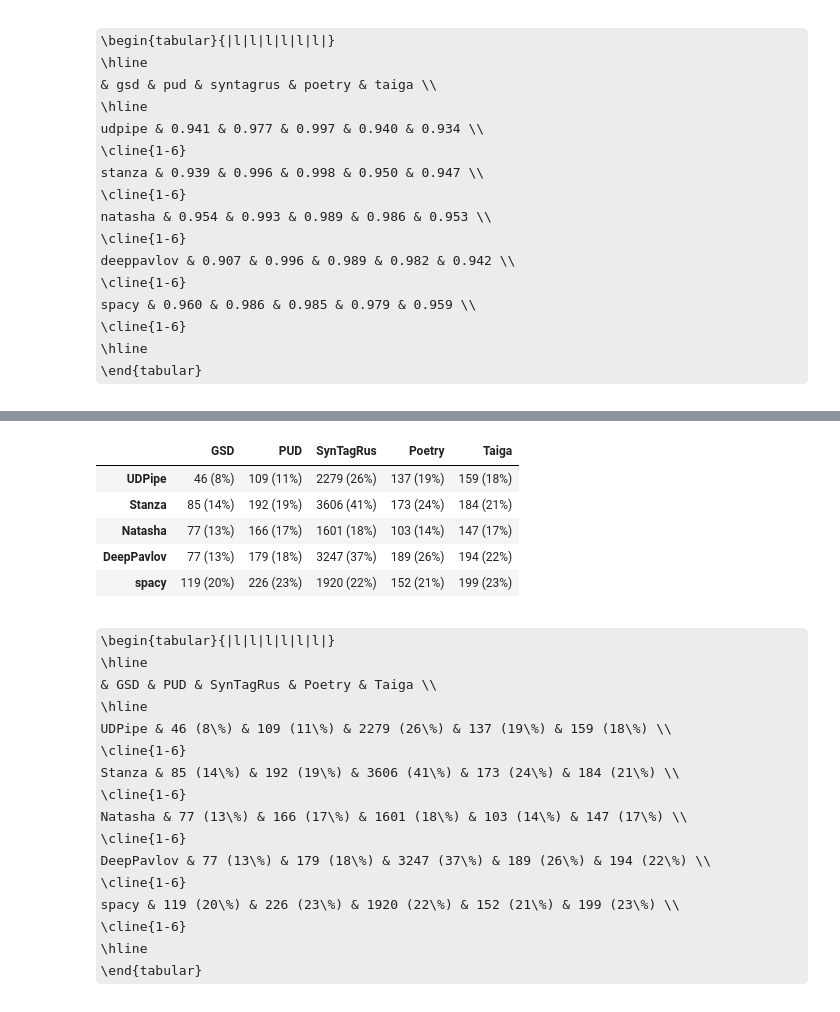
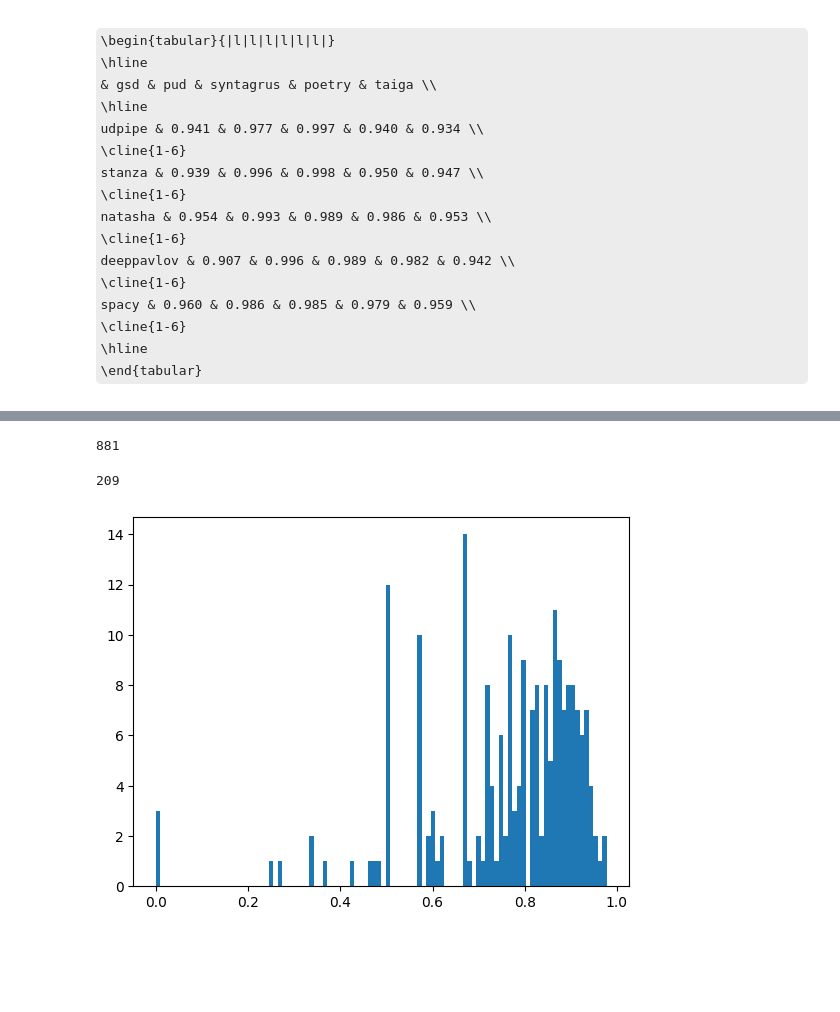
Before and after one commit to Derinhelm/parser_stat, a Jupyter notebook: token_Russian_parser_statistics.ipynb, the cells around one changed output, grey strips where cells are left out. Cells and saved outputs as stored; diff of their text form; code cells hidden in the pictures; some formulas as TeX source; blank space fills up the shorter version.

```diff
--- a/token_Russian_parser_statistics.ipynb
+++ b/token_Russian_parser_statistics.ipynb
@@ -635,28 +435,0 @@ las_1_df = pd.DataFrame([[f"{sum(align_las_f[treebank][p] == 1.0)} ({sum(align_l
-# %%
-las_1_df
-# %% [output]
-|  | GSD | PUD | SynTagRus | Poetry | Taiga |
-| UDPipe | 46 (8%) | 109 (11%) | 2279 (26%) | 137 (19%) | 159 (18%) |
-| Stanza | 85 (14%) | 192 (19%) | 3606 (41%) | 173 (24%) | 184 (21%) |
-| Natasha | 77 (13%) | 166 (17%) | 1601 (18%) | 103 (14%) | 147 (17%) |
-| DeepPavlov | 77 (13%) | 179 (18%) | 3247 (37%) | 189 (26%) | 194 (22%) |
-| spacy | 119 (20%) | 226 (23%) | 1920 (22%) | 152 (21%) | 199 (23%) |
-# %%
-display(Latex(create_latex(las_1_df)))
-# %% [output]
-\begin{tabular}{|l|l|l|l|l|l|}
-\hline
- & GSD & PUD & SynTagRus & Poetry & Taiga \\
-\hline
-UDPipe & 46 (8\%) & 109 (11\%) & 2279 (26\%) & 137 (19\%) & 159 (18\%) \\
-\cline{1-6}
-Stanza & 85 (14\%) & 192 (19\%) & 3606 (41\%) & 173 (24\%) & 184 (21\%) \\
-\cline{1-6}
-Natasha & 77 (13\%) & 166 (17\%) & 1601 (18\%) & 103 (14\%) & 147 (17\%) \\
-\cline{1-6}
-DeepPavlov & 77 (13\%) & 179 (18\%) & 3247 (37\%) & 189 (26\%) & 194 (22\%) \\
-\cline{1-6}
-spacy & 119 (20\%) & 226 (23\%) & 1920 (22\%) & 152 (21\%) & 199 (23\%) \\
-\cline{1-6}
-\hline
-\end{tabular}
@@ -662,0 +438,13 @@ spacy & 119 (20\%) & 226 (23\%) & 1920 (22\%) & 152 (21\%) & 199 (23\%) \\
+# %%
+len(token_border_dict['taiga']['deeppavlov'])
+# %% [output]
+881
+# %%
+len(token_border_dict['taiga']['deeppavlov'][token_border_dict['taiga']['deeppavlov']!=1.0])
+# %% [output]
+209
+# %%
+plt.hist(token_border_dict['taiga']['deeppavlov'][token_border_dict['taiga']['deeppavlov']!=1.0], bins=100)
+plt.show()
+# %% [output]
+[figure, added]
```
Also changed, not shown: parts of 30 cells of this notebook.
